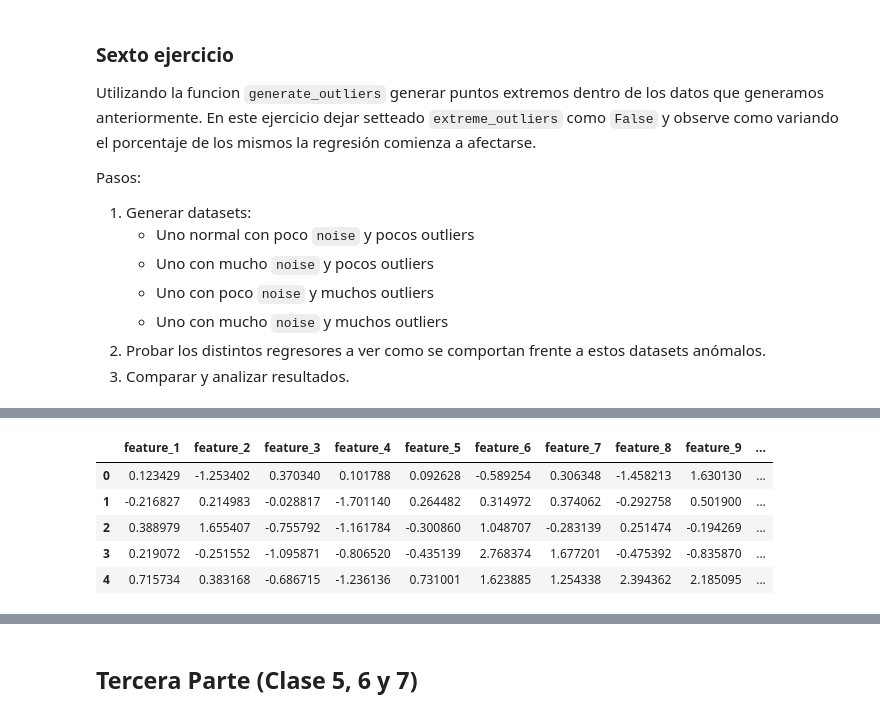
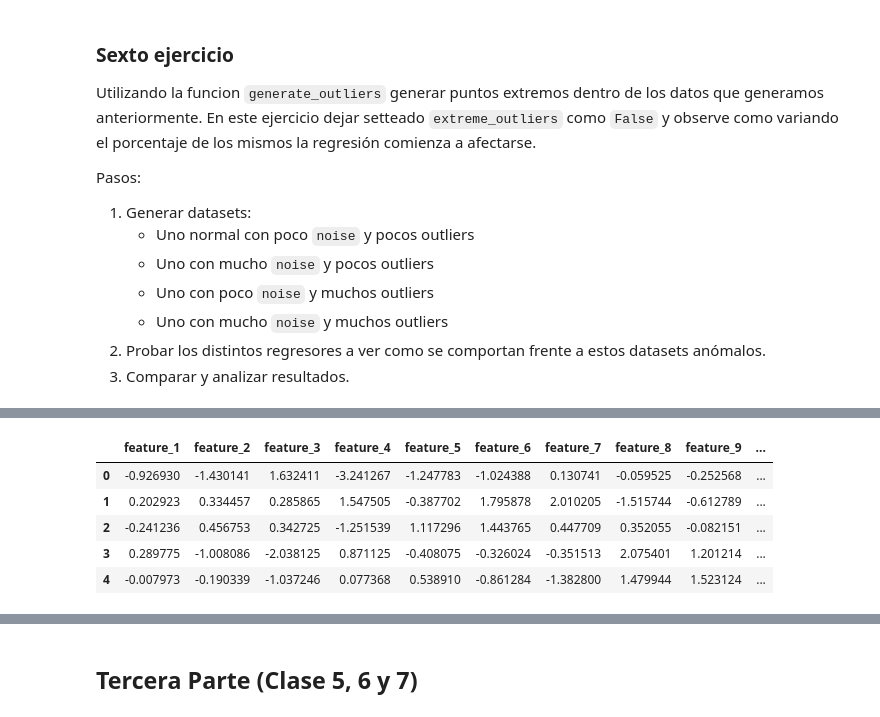
Before and after one commit to BenjaSar/IIA, a Jupyter notebook: tp_integrador.ipynb, the cells around one changed output, grey strips where cells are left out. Cells and saved outputs as stored; diff of their text form; code cells hidden in the pictures.

```diff
--- a/tp_integrador.ipynb
+++ b/tp_integrador.ipynb
@@ -350 +392,35 @@ df_2.head()
+# %%
+#Mucho noise y muchos outliers
+X_4, y_4 = make_regression(n_samples = 100,
+                       n_features = 10,
+                       noise = 200,
+                       n_informative = 5,
+                       random_state = 42)
+
+
+new_data_two= np.append(X_4,y_4.reshape(-1,1),axis=1)
+
+df4 = pd.DataFrame(new_data_two)
+
+new_col = []
+i = 0
+for col in df4.columns:
+    if i ==  len(df4.columns) - 1:
+        new_col.append("target")
+    else :
+        new_col.append("feature_" + str(i+1))
+
+    i += 1
+
+df4.columns = new_col
+
+
+df4.head()
+# %% [output]
+|  | feature_1 | feature_2 | feature_3 | feature_4 | feature_5 | feature_6 | feature_7 | feature_8 | feature_9 | ... |
+| 0 | -0.926930 | -1.430141 | 1.632411 | -3.241267 | -1.247783 | -1.024388 | 0.130741 | -0.059525 | -0.252568 | ... |
+| 1 | 0.202923 | 0.334457 | 0.285865 | 1.547505 | -0.387702 | 1.795878 | 2.010205 | -1.515744 | -0.612789 | ... |
+| 2 | -0.241236 | 0.456753 | 0.342725 | -1.251539 | 1.117296 | 1.443765 | 0.447709 | 0.352055 | -0.082151 | ... |
+| 3 | 0.289775 | -1.008086 | -2.038125 | 0.871125 | -0.408075 | -0.326024 | -0.351513 | 2.075401 | 1.201214 | ... |
+| 4 | -0.007973 | -0.190339 | -1.037246 | 0.077368 | 0.538910 | -0.861284 | -1.382800 | 1.479944 | 1.523124 | ... |
 # %%
@@ -352,35 +427,0 @@ df_outlier_2= generate_outliers(df_2,['feature_1', 'feature_2'], percentage = 0.
-# %%
-#Poco noise y muchos outliers
-X_3, y_3 = make_regression(n_samples = 1000,
-                       n_features = 10,
-                       noise = 200,
-                       n_informative = 5,
-                       random_state = 42)
-
-
-new_data_two= np.append(X_3,y_3.reshape(-1,1),axis=1)
-
-
-df_3 = pd.DataFrame(new_data_two)
-
-new_col = []
-i = 0
-for col in df_3.columns:
-    if i ==  len(df_3.columns) - 1:
-        new_col.append("target")
-    else :
-        new_col.append("feature_" + str(i+1))
-
-    i += 1
-
-df_3.columns = new_col
-
-
-df_3.head()
-# %% [output]
-|  | feature_1 | feature_2 | feature_3 | feature_4 | feature_5 | feature_6 | feature_7 | feature_8 | feature_9 | ... |
-| 0 | 0.123429 | -1.253402 | 0.370340 | 0.101788 | 0.092628 | -0.589254 | 0.306348 | -1.458213 | 1.630130 | ... |
-| 1 | -0.216827 | 0.214983 | -0.028817 | -1.701140 | 0.264482 | 0.314972 | 0.374062 | -0.292758 | 0.501900 | ... |
-| 2 | 0.388979 | 1.655407 | -0.755792 | -1.161784 | -0.300860 | 1.048707 | -0.283139 | 0.251474 | -0.194269 | ... |
-| 3 | 0.219072 | -0.251552 | -1.095871 | -0.806520 | -0.435139 | 2.768374 | 1.677201 | -0.475392 | -0.835870 | ... |
-| 4 | 0.715734 | 0.383168 | -0.686715 | -1.236136 | 0.731001 | 1.623885 | 1.254338 | 2.394362 | 2.185095 | ... |
```
Also changed, not shown: parts of 24 cells of this notebook.
